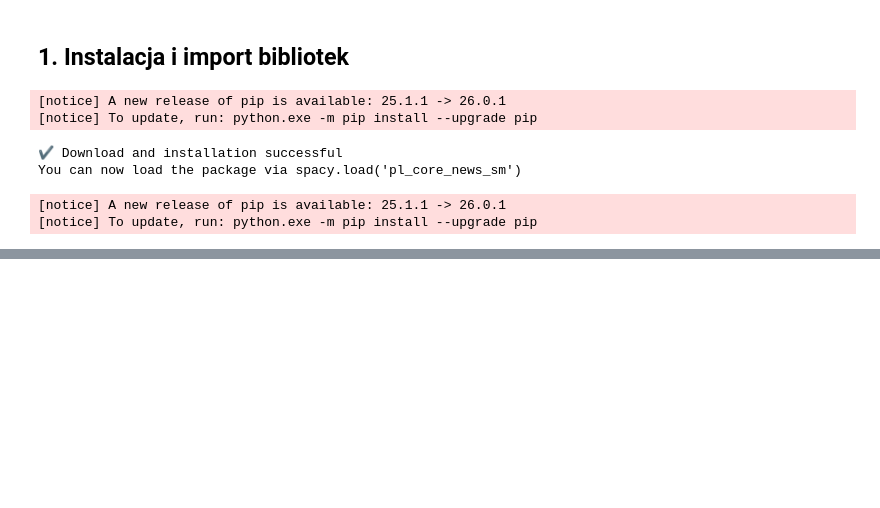
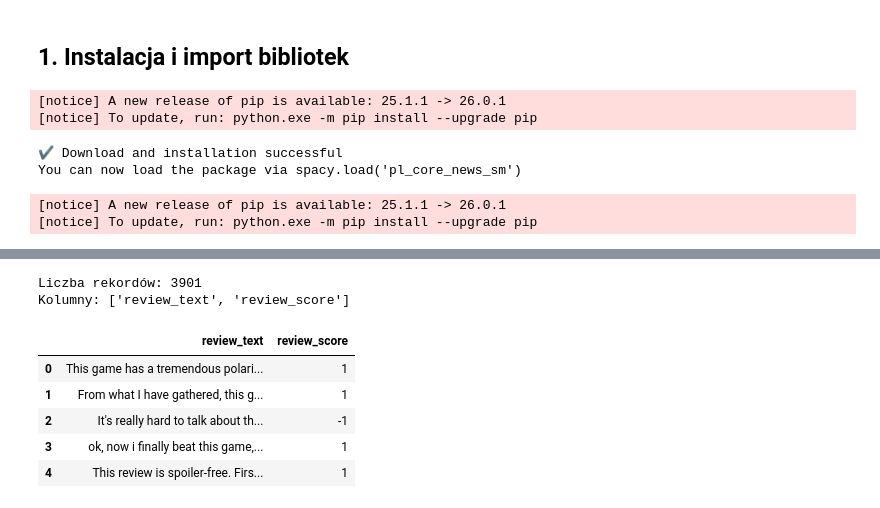
Before and after one commit to WhatTheGo/AnalizaSentymentuSteam, a Jupyter notebook: 01_dane_i_przetwarzanie.ipynb, the cells around one changed output, grey strips where cells are left out. Drawn from its saved outputs; the diff is of its cells as text; code cells hidden in the pictures; blank space fills up the shorter version.

```diff
--- a/01_dane_i_przetwarzanie.ipynb
+++ b/01_dane_i_przetwarzanie.ipynb
@@ -41,0 +47,14 @@ pd.set_option("display.max_colwidth", 200)
+# %%
+df = pd.read_csv("final_fantasy_XIII.csv")
+print(f"Liczba rekordów: {len(df)}")
+print(f"Kolumny: {list(df.columns)}")
+df.head()
+# %% [output]
+Liczba rekordów: 3901
+Kolumny: ['review_text', 'review_score']
+|  | review_text | review_score |
+| 0 | This game has a tremendous polari... | 1 |
+| 1 | From what I have gathered, this g... | 1 |
+| 2 | It's really hard to talk about th... | -1 |
+| 3 | ok, now i finally beat this game,... | 1 |
+| 4 | This review is spoiler-free. Firs... | 1 |
```
Also changed, not shown: parts of 8 cells of this notebook, 3 other files.
